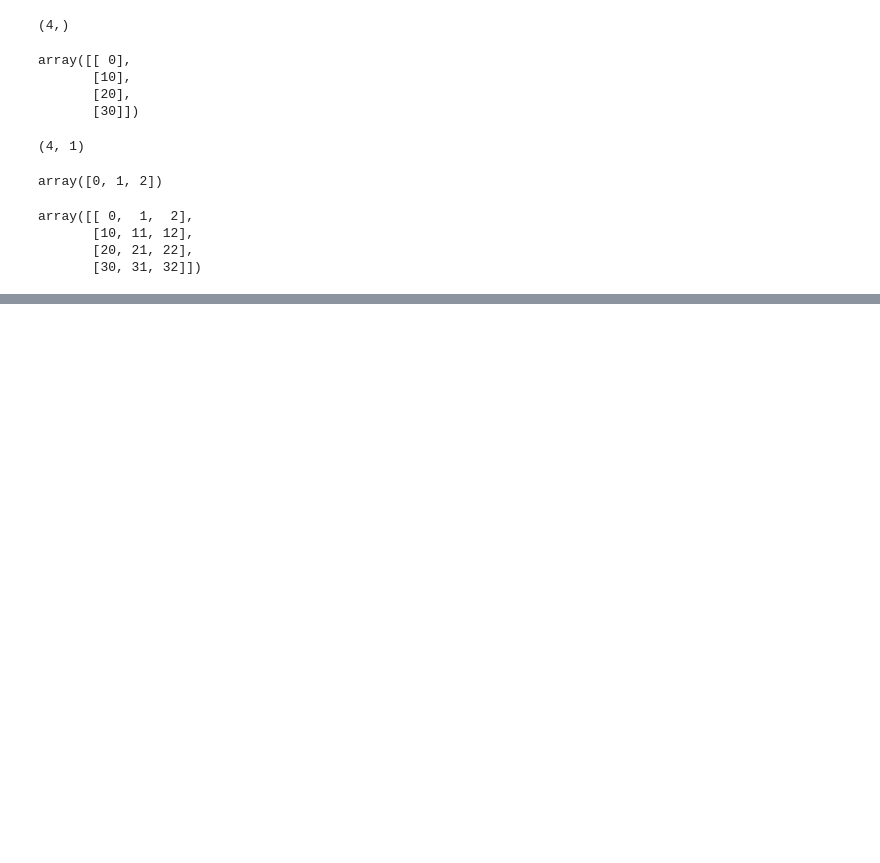
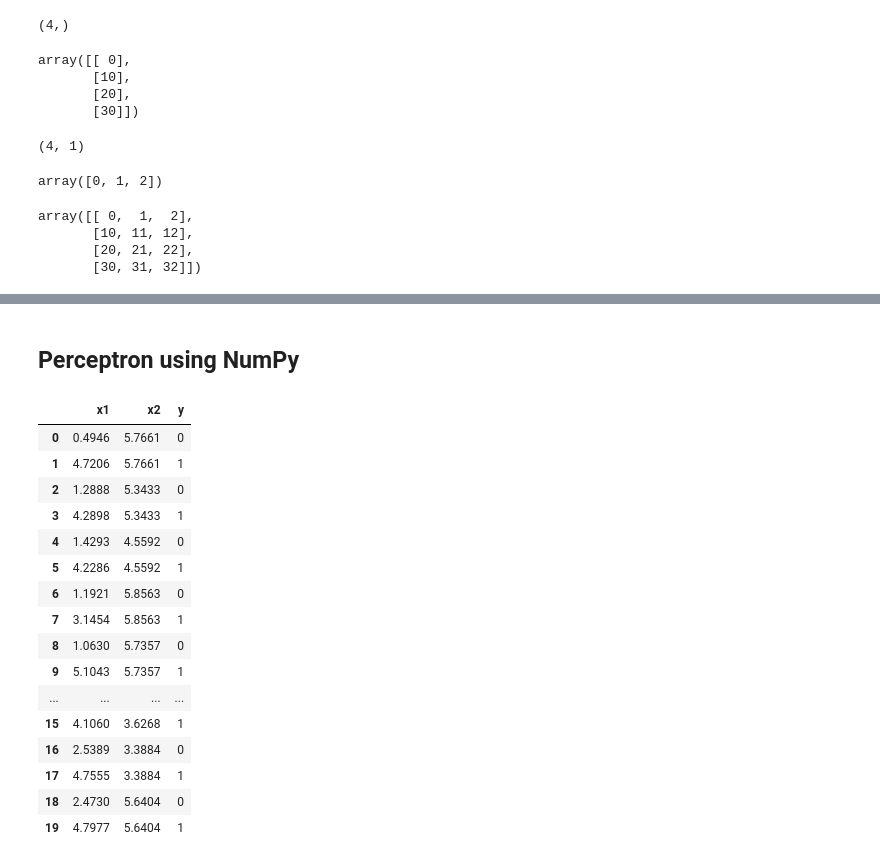
Before and after one commit to filibtester/DATASCIENCE, a Jupyter notebook: numpy.ipynb, the cells around one changed output, grey strips where cells are left out. Saved outputs shown, nothing was run; the diff lists cells and outputs as text; code cells hidden in the pictures; blank space fills up the shorter version.

```diff
--- a/numpy.ipynb
+++ b/numpy.ipynb
@@ -441,0 +994,2 @@ array([[ 0,  1,  2],
+# %% [markdown]
+## Perceptron using NumPy
@@ -441,0 +998,22 @@ array([[ 0,  1,  2],
+# %%
+df = pd.read_csv("data.csv", sep=",")
+# %%
+df
+# %% [output]
+|  | x1 | x2 | y |
+| 0 | 0.4946 | 5.7661 | 0 |
+| 1 | 4.7206 | 5.7661 | 1 |
+| 2 | 1.2888 | 5.3433 | 0 |
+| 3 | 4.2898 | 5.3433 | 1 |
+| 4 | 1.4293 | 4.5592 | 0 |
+| 5 | 4.2286 | 4.5592 | 1 |
+| 6 | 1.1921 | 5.8563 | 0 |
+| 7 | 3.1454 | 5.8563 | 1 |
+| 8 | 1.0630 | 5.7357 | 0 |
+| 9 | 5.1043 | 5.7357 | 1 |
+| ... | ... | ... | ... |
+| 15 | 4.1060 | 3.6268 | 1 |
+| 16 | 2.5389 | 3.3884 | 0 |
+| 17 | 4.7555 | 3.3884 | 1 |
+| 18 | 2.4730 | 5.6404 | 0 |
+| 19 | 4.7977 | 5.6404 | 1 |
```
Also changed, not shown: parts of 159 cells of this notebook.
